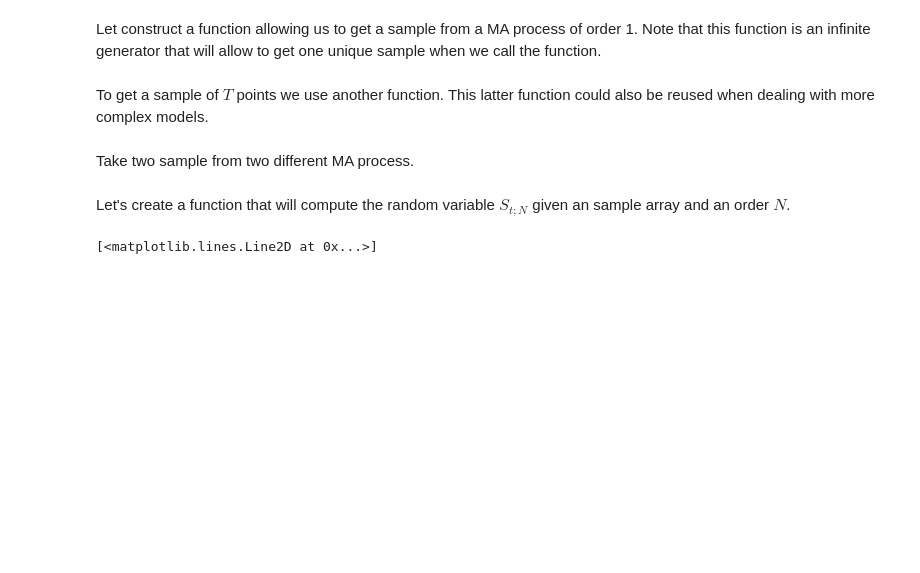
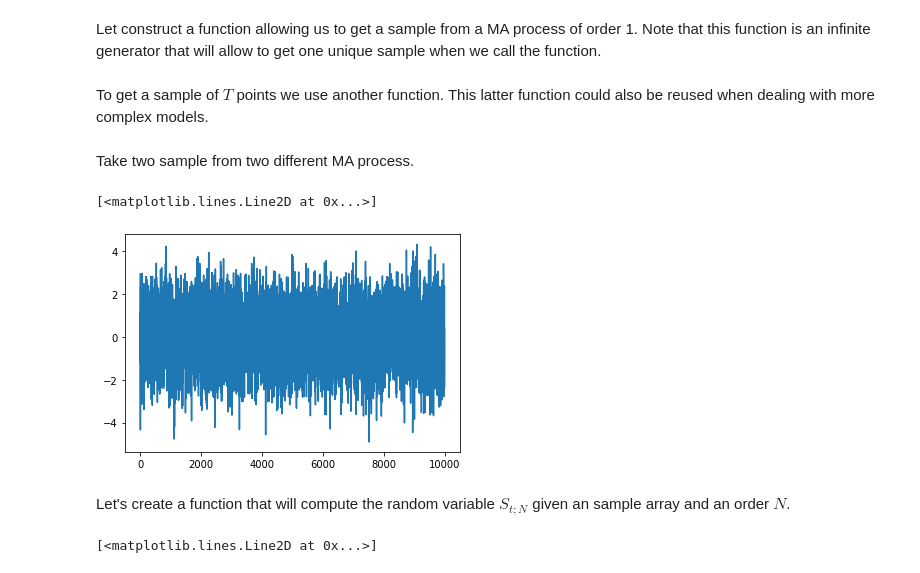
Before and after one commit to GuillaumeLaf/ProbaDingue, a Jupyter notebook: ProbaDingue.ipynb, the cells around one changed output. Drawn from its saved outputs; the diff is of its cells as text; code cells hidden in the pictures; blank space fills up the shorter version.

```diff
--- a/ProbaDingue.ipynb
+++ b/ProbaDingue.ipynb
@@ -109,9 +109,13 @@ Take two sample from two different MA process.
 # %%
 theta1 = 0.7
 theta2 = -0.5
 
-sample1 = sample_process(MA, [theta1], 10000)
-sample2 = sample_process(MA, [theta2], 10000)
+sample1 = sample_process(MA, 10000, theta1)
+sample2 = sample_process(MA, 10000, theta2)
+plt.plot(sample1)
+# %% [output]
+[<matplotlib.lines.Line2D at 0x...>]
+[figure, added]
 # %% [markdown]
 Let's create a function that will compute the random variable $S_{t;N}$ given an sample array and an order $N$.
 # %%
```
Also changed, not shown: parts of 26 cells of this notebook, 2 other files.
